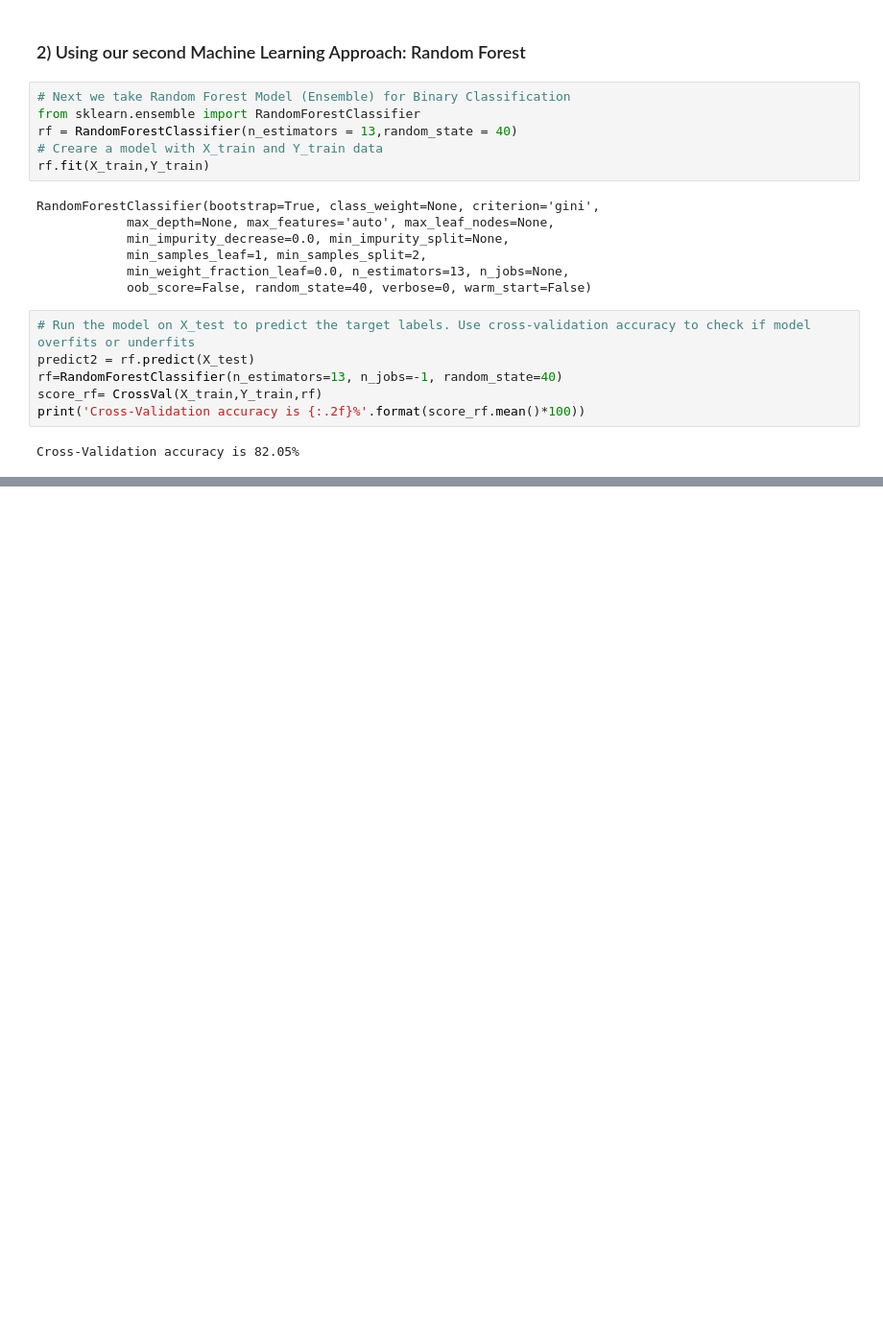
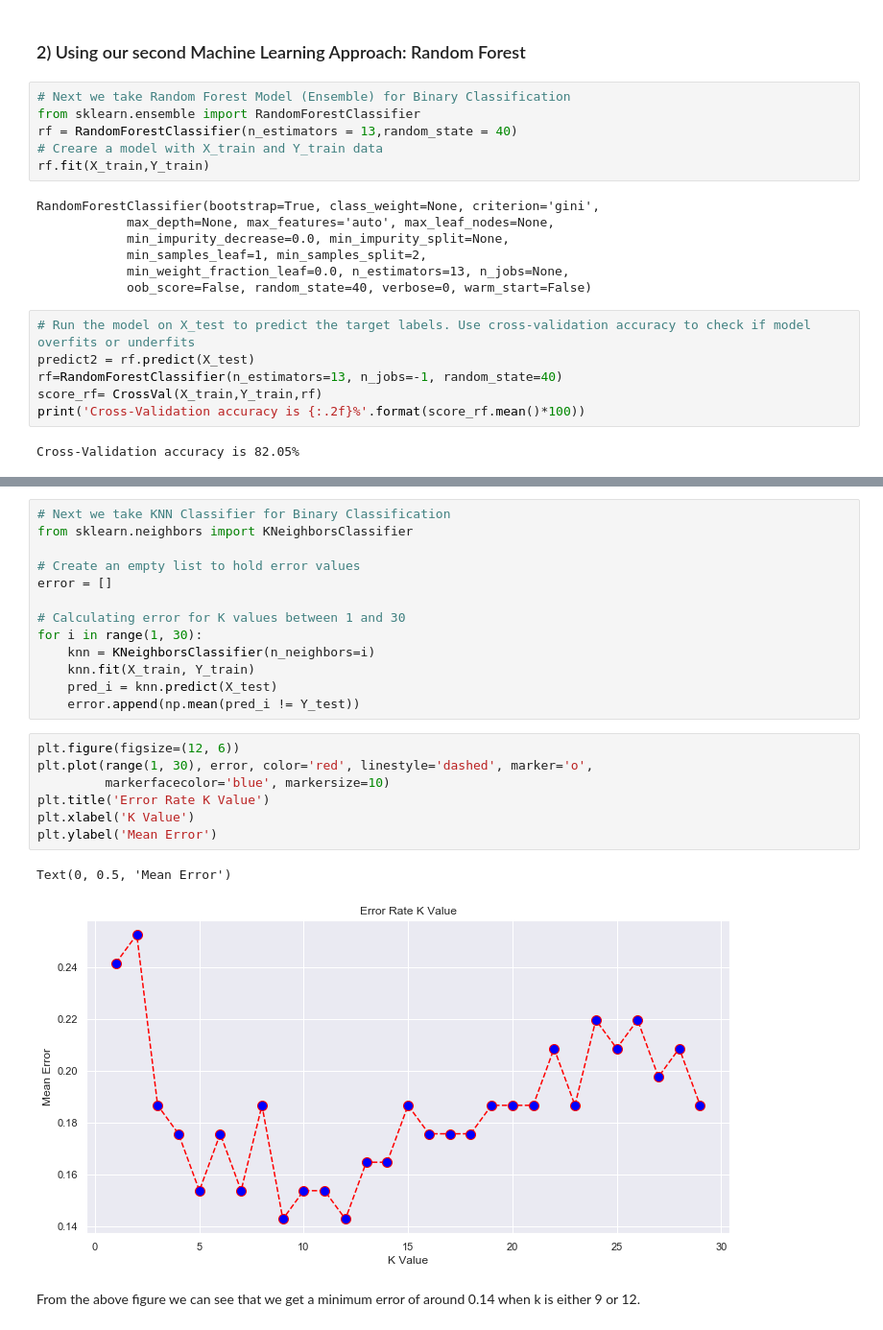
Before and after one commit to chauhan-nitin/UCI_HeartDisease, a Jupyter notebook: heartdisease.ipynb, the cells around one changed output, grey strips where cells are left out. Shown at 96% size. Saved outputs shown, nothing was run; the diff lists cells and outputs as text; blank space fills up the shorter version.

```diff
--- a/heartdisease.ipynb
+++ b/heartdisease.ipynb
@@ -311,0 +349,25 @@ Text(0.5, 1.0, 'F1 Score for Random Forest model is 0.78%')
+# %%
+# Next we take KNN Classifier for Binary Classification
+from sklearn.neighbors import KNeighborsClassifier
+
+# Create an empty list to hold error values
+error = []
+
+# Calculating error for K values between 1 and 30
+for i in range(1, 30):
+    knn = KNeighborsClassifier(n_neighbors=i)
+    knn.fit(X_train, Y_train)
+    pred_i = knn.predict(X_test)
+    error.append(np.mean(pred_i != Y_test))
+# %%
+plt.figure(figsize=(12, 6))
+plt.plot(range(1, 30), error, color='red', linestyle='dashed', marker='o',
+         markerfacecolor='blue', markersize=10)
+plt.title('Error Rate K Value')
+plt.xlabel('K Value')
+plt.ylabel('Mean Error')
+# %% [output]
+Text(0, 0.5, 'Mean Error')
+[figure, added]
+# %% [markdown]
+From the above figure we can see that we get a minimum error of around 0.14 when k is either 9 or 12.
```
Also changed, not shown: parts of 12 cells of this notebook.
